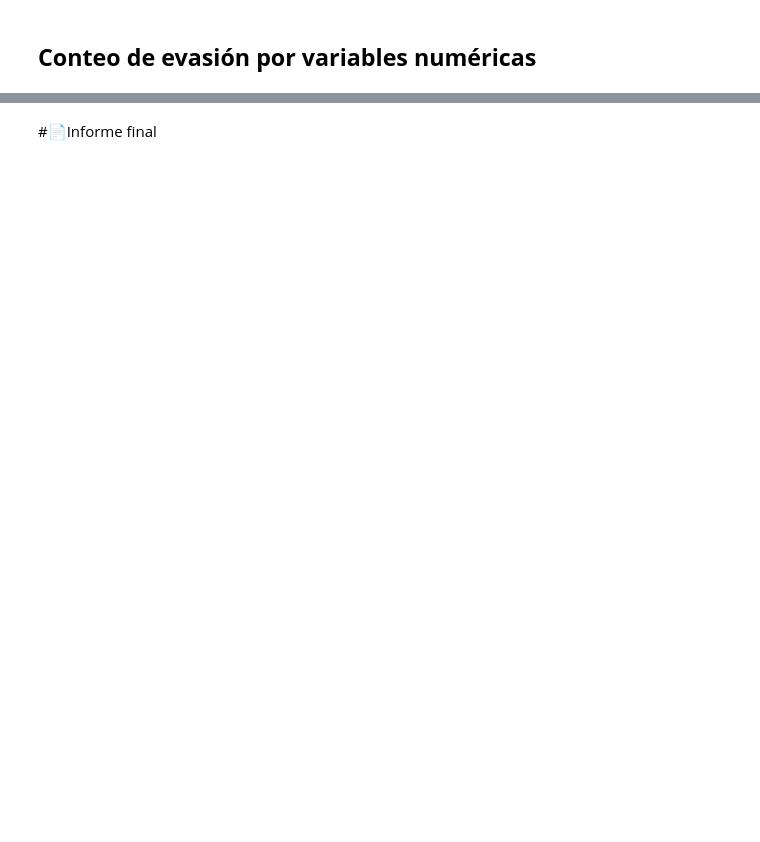
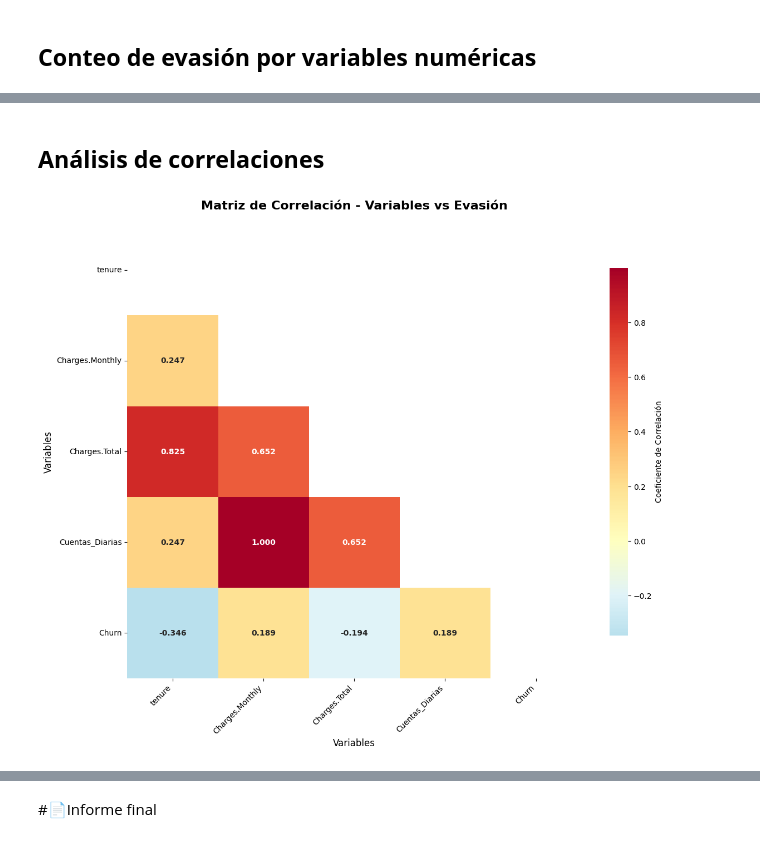
Before and after one commit to maribel1985/Challenge_TelecomX, a Jupyter notebook: TelecomX.ipynb, the cells around one changed output, grey strips where cells are left out. Cells and saved outputs as stored; diff of their text form; code cells hidden in the pictures; blank space fills up the shorter version.

```diff
--- a/TelecomX.ipynb
+++ b/TelecomX.ipynb
@@ -679,16 +395,0 @@ import numpy as np
-# %%
-# Genero un gráfico de barras para hacer el conteo de clientes por Churn
-plt.figure(figsize=(8, 6))
-ax =sns.countplot(data=df_telecom_expanded, x='Churn', palette=['#3498db', '#8B0000'])
-plt.title('Distribución de Churn (Evasión de clientes)', fontsize=16)
-plt.xlabel('Evasión (0 = permanece, 1 = se fue)', fontsize=14)
-plt.ylabel('Número de clientes', fontsize=14)
-
-# Agregar etiquetas con los porcentajes
-total = len(df_telecom_expanded)
-for p in ax.patches:
-    percentage = f'{100 * p.get_height() / total:.1f}%'
-    ax.annotate(percentage, (p.get_x() + p.get_width() / 2., p.get_height()),
-                ha='center', va='center', xytext=(0, 10), textcoords='offset points')
-
-plt.show()
@@ -811,0 +538,63 @@ plt.show()
+# %% [markdown]
+## **Análisis de correlaciones**
+# %%
+# Seleccionar variables numéricas para correlación
+variables_correlacion = variables_num_disponibles + ['Churn']
+df_correlacion = df_telecom_expanded[variables_correlacion]
+
+# Calcular matriz de correlación
+matriz_correlacion = df_correlacion.corr()
+
+# Crear heatmap de correlación
+plt.figure(figsize=(12, 10))
+mask = np.triu(np.ones_like(matriz_correlacion, dtype=bool))
+
+# Crear heatmap con configuración mejorada
+sns.heatmap(matriz_correlacion,
+            mask=mask,
+            annot=True,
+            cmap='RdYlBu_r',
+            center=0,
+            square=True,
+            fmt='.3f',
+            cbar_kws={"shrink": .8, "label": "Coeficiente de Correlación"},
+            annot_kws={"size": 10, "weight": "bold"})
+plt.title('Matriz de Correlación - Variables vs Evasión', fontsize=16, fontweight='bold', pad=20)
+plt.xlabel('Variables', fontsize=12)
+plt.ylabel('Variables', fontsize=12)
+plt.xticks(rotation=45, ha='right')
+plt.yticks(rotation=0)
+plt.tight_layout()
+plt.show()
+
+# Análisis específico de correlaciones con Churn
+correlaciones_churn = matriz_correlacion['Churn'].drop('Churn').abs().sort_values(ascending=False)
+print("" + "=" * 60)
+print("CORRELACIONES MÁS IMPORTANTES CON LA EVASIÓN")
+print("" + "=" * 60)
+for var, corr in correlaciones_churn.items():
+  direccion = "positiva" if matriz_correlacion.loc[var, 'Churn'] > 0 else "negativa",
+  fuerza = "fuerte" if corr > 0.5 else "moderada" if corr > 0.3 else "débil",
+  print(f"📈 {var}: {corr:.3f} (correlación {fuerza} {direccion})")
+
+# Análisis específico de las relaciones más importantes
+print("" + "=" * 60)
+print("INTERPRETACIÓN DE CORRELACIONES CLAVE")
+print("" + "=" * 60)
+if 'Charges.Monthly' in correlaciones_churn.index:
+  corr_monthly = matriz_correlacion.loc['Charges.Monthly', 'Churn']
+  print(f"💰 Cuenta Mensual: correlación de {corr_monthly:.3f}")
+  if corr_monthly > 0:
+    print("   • A mayor cuenta mensual, mayor probabilidad de evasión")
+  else:
+      print("   • A mayor cuenta mensual, menor probabilidad de evasión")
+
+if 'tenure' in correlaciones_churn.index:
+  corr_tenure = matriz_correlacion.loc['tenure', 'Churn']
+  print(f"⏰ Tiempo como Cliente: correlación de {corr_tenure:.3f}")
+  if corr_tenure < 0:
+    print("   • A mayor tiempo como cliente, menor probabilidad de evasión")
+  else:
+    print("   • A mayor tiempo como cliente, mayor probabilidad de evasión")
+# %% [output]
+[figure, added]
```
Also changed, not shown: parts of 64 cells of this notebook.
